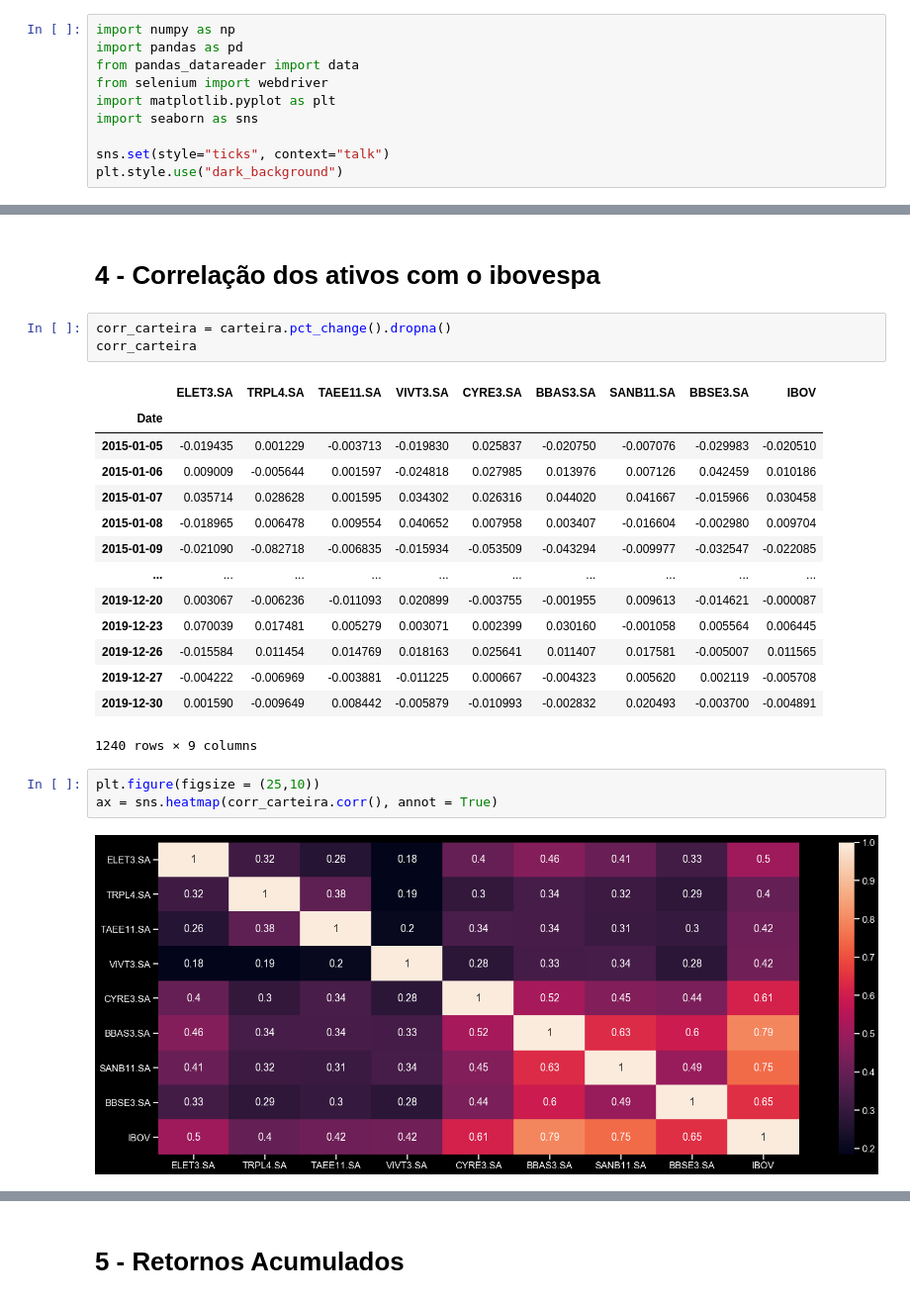
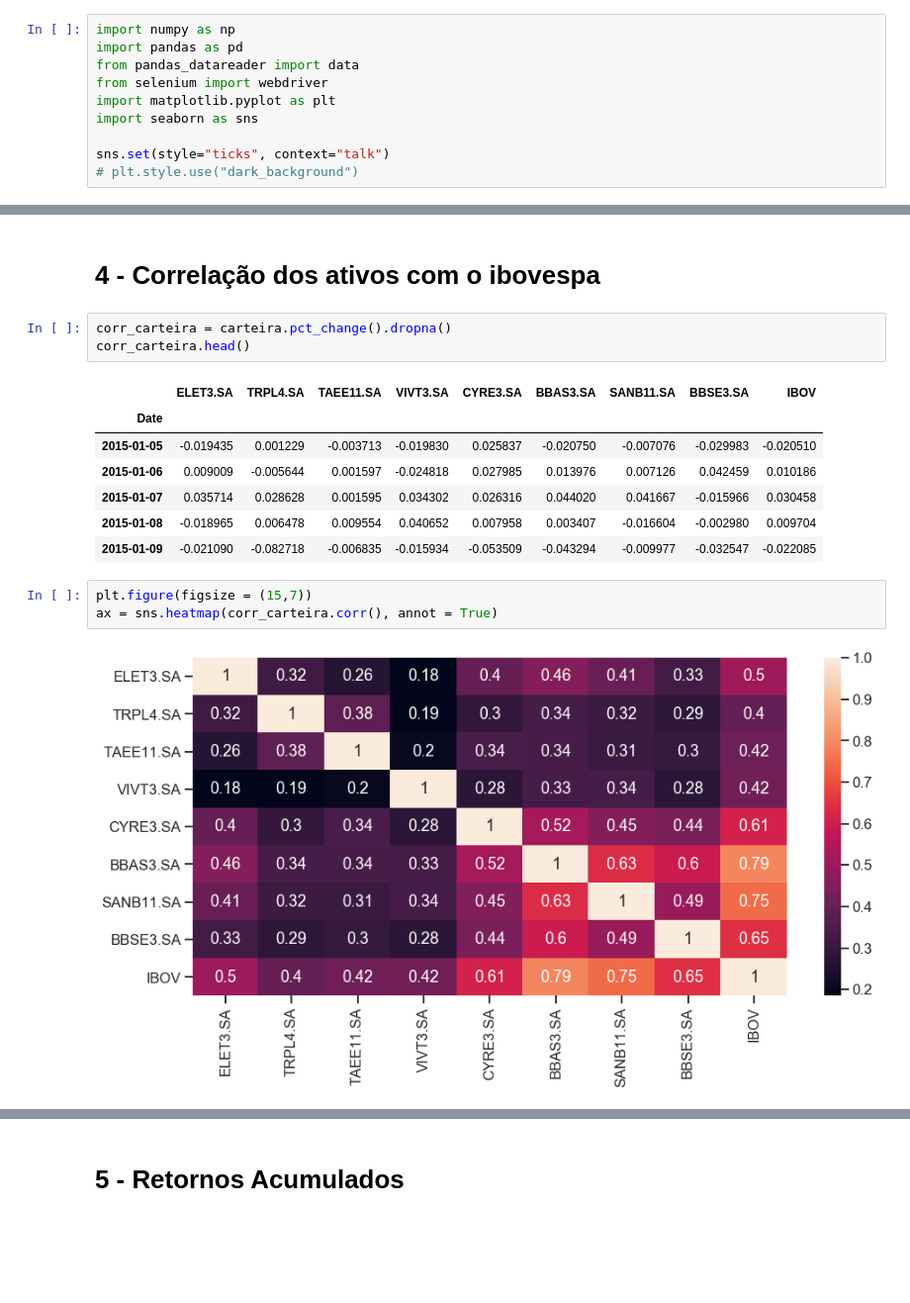
Before and after one commit to HugoAzv/FGV-Quant, a Jupyter notebook: 5 - Projetos/01 - Otimização de Portfólio/Portfolio Research.ipynb, the cells around one changed output, grey strips where cells are left out. Shown at 99% size. Cells and saved outputs as stored; diff of their text form; blank space fills up the shorter version.

```diff
--- a/5 - Projetos/01 - Otimização de Portfólio/Portfolio Research.ipynb
+++ b/5 - Projetos/01 - Otimização de Portfólio/Portfolio Research.ipynb
@@ -35,7 +35,7 @@ import matplotlib.pyplot as plt
 import seaborn as sns
 
 sns.set(style="ticks", context="talk")
-plt.style.use("dark_background")
+# plt.style.use("dark_background")
 # %% [markdown]
 # 2 - Coletando os dados
 # %%
@@ -181,7 +203,7 @@ plt.tight_layout()
 # 4 - Correlação dos ativos com o ibovespa
 # %%
 corr_carteira = carteira.pct_change().dropna()
-corr_carteira
+corr_carteira.head()
 # %% [output]
 |  | ELET3.SA | TRPL4.SA | TAEE11.SA | VIVT3.SA | CYRE3.SA | BBAS3.SA | SANB11.SA | BBSE3.SA | IBOV |
 | Date |  |  |  |  |  |  |  |  |  |
@@ -190,16 +212,9 @@ corr_carteira
 | 2015-01-07 | 0.035714 | 0.028628 | 0.001595 | 0.034302 | 0.026316 | 0.044020 | 0.041667 | -0.015966 | 0.030458 |
 | 2015-01-08 | -0.018965 | 0.006478 | 0.009554 | 0.040652 | 0.007958 | 0.003407 | -0.016604 | -0.002980 | 0.009704 |
 | 2015-01-09 | -0.021090 | -0.082718 | -0.006835 | -0.015934 | -0.053509 | -0.043294 | -0.009977 | -0.032547 | -0.022085 |
-| ... | ... | ... | ... | ... | ... | ... | ... | ... | ... |
-| 2019-12-20 | 0.003067 | -0.006236 | -0.011093 | 0.020899 | -0.003755 | -0.001955 | 0.009613 | -0.014621 | -0.000087 |
-| 2019-12-23 | 0.070039 | 0.017481 | 0.005279 | 0.003071 | 0.002399 | 0.030160 | -0.001058 | 0.005564 | 0.006445 |
-| 2019-12-26 | -0.015584 | 0.011454 | 0.014769 | 0.018163 | 0.025641 | 0.011407 | 0.017581 | -0.005007 | 0.011565 |
-| 2019-12-27 | -0.004222 | -0.006969 | -0.003881 | -0.011225 | 0.000667 | -0.004323 | 0.005620 | 0.002119 | -0.005708 |
-| 2019-12-30 | 0.001590 | -0.009649 | 0.008442 | -0.005879 | -0.010993 | -0.002832 | 0.020493 | -0.003700 | -0.004891 |
-1240 rows × 9 columns
 # %%
-plt.figure(figsize = (25,10))
+plt.figure(figsize = (15,7))
 ax = sns.heatmap(corr_carteira.corr(), annot = True)
 # %% [output]
-[figure, old version]
+[figure, new version]
 # %%
```
Also changed, not shown: parts of 104 cells of this notebook.
